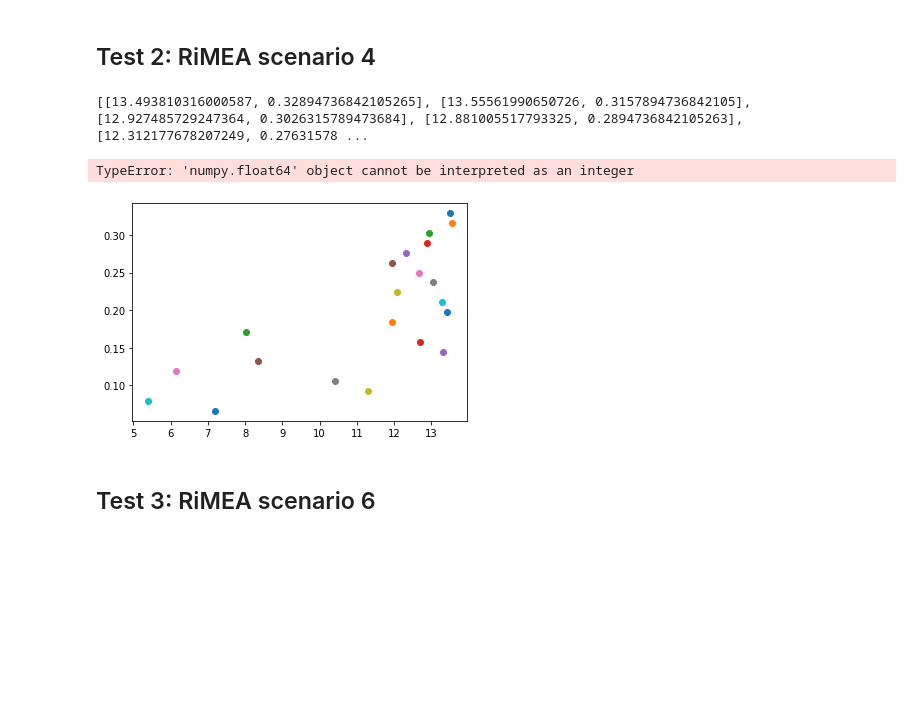
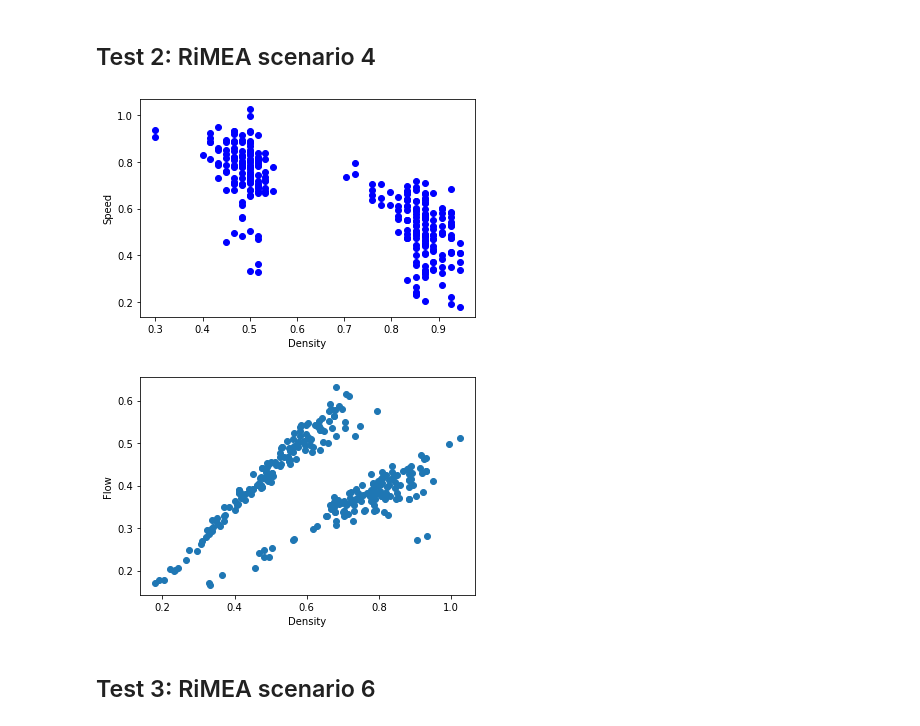
Before and after one commit to christinanb/cellular-automation, a Jupyter notebook: Simulation.ipynb, the cells around one changed output. Cells and saved outputs as stored; diff of their text form; code cells hidden in the pictures; blank space fills up the shorter version.

```diff
--- a/Simulation.ipynb
+++ b/Simulation.ipynb
@@ -145,54 +141,70 @@ SystemExit:
 # %%
 from numpy.random import default_rng
 import random
 import matplotlib.pyplot as plt
 import numpy
 
+corridor_width = 30
+corridor_height = 6
+
+def spawn_by_density(density, x1, x2):
+    width = (x2 - x1) + 1
+    n_peds = int(corridor_height*width*density)
+    pedestrian_loc = rng.choice([(x, y) for x in range(x1, x2+1) for y in range(1, corridor_height+1)], size=n_peds, replace=False)
+    return pedestrian_loc
+
+
 rng = default_rng()
-size_pedestrians = 25
-pedestrian_loc = rng.choice([(x, y) for x in range(50, 65) for y in range(3, 8)], size=size_pedestrians, replace=False)
 
-obstacles_loc = [(x, 2) for x in range(1, 148)] + [(x, 8) for x in range(1, 148)]
+# spawn pedestrians in a certain area by density
+pedestrian_loc = np.concatenate([spawn_by_density(0.2, 1, 5), spawn_by_density(0.3, 6, 10), spawn_by_density(0.4, 11, 15),
+spawn_by_density(0.6, 16, 20), spawn_by_density(0.8, 20, 25), spawn_by_density(1, 26, 30)], axis=0)
+size_pedestrians = len(pedestrian_loc)
 
-targets_loc = [(148, y) for y in range(4, 6)]
+obstacles_loc = []
+
+targets_loc = [(30+2, y) for y in range(1, corridor_height+1)]
 
 speed = []
 for i in range(0, size_pedestrians):
-    num = random.uniform(0.6, 0.7)
+    num = random.uniform(1.2, 1.4)
     speed.append(num)
 
-points = [(75, 5), (75, 6), (68, 5)]
+points = [] # [(75, 5), (75, 6), (68, 5)]
 
-areas = [[(1, 7), (25, 3)], [(26, 7), (45, 3)], [(46, 7), (65, 3)], [(66, 7), (85, 3)], [(86, 7), (105, 3)], [(106, 7), (125, 3)], [(126, 7), (146, 3)]]
-
-controller = PedestrianController(150, 11, pedestrian_loc,
-                                    targets_loc, obstacles_loc, points, speed, 10000, True, True, True, True)
+areas = [[(1, corridor_height+1), (10, 1)], [(11, corridor_height+1), (21, 1)], [(21, corridor_height+1), (31, 1)]]
+controller = PedestrianController(35, corridor_height+2, pedestrian_loc,
+                                    targets_loc, obstacles_loc, points, speed, -1, True, True, True, True)
 controller.set_areas(areas)
 
 controller.init_costs()
 controller.run()
 
-x_coor = []
-y_coor = []
+densities = []
+speeds = []
 for coordinate in controller.get_coordinates():
     if coordinate:
-        for x, y in coordinate:
-            plt.plot(x, y,'o')
-            x_coor.append(x)
-            y_coor.append(y)
-        print(coordinate)
+        for density, speed in coordinate:
+            plt.plot(speed, density, 'bo')
+            densities.append(density)
+            speeds.append(speed)
 """
 mymodel = numpy.poly1d(numpy.polyfit(x_coor, y_coor, 3))
 myline = numpy.linspace(min(x_coor), max(x_coor), max(y_coor))
 plt.plot(myline, mymodel(myline))
 """
-plt.xlabel('Speed')
-plt.ylabel('Density')
+plt.ylabel('Speed')
+plt.xlabel('Density')
 plt.show()
+
+flow = np.array(speeds)*np.array(densities)
+plt.scatter(densities, flow)
+plt.ylabel('Flow')
+plt.xlabel('Density')
+plt.show()
 # %% [output]
-[[13.493810316000587, 0.32894736842105265], [13.55561990650726, 0.3157894736842105], [12.927485729247364, 0.3026315789473684], [12.881005517793325, 0.2894736842105263], [12.312177678207249, 0.27631578 ...
-TypeError: 'numpy.float64' object cannot be interpreted as an integer
-[figure, old version]
+[figure, new version]
+[figure, added]
 # %% [markdown]
 ## Test 3: RiMEA scenario 6
 # %%
```
Also changed, not shown: parts of 5 cells of this notebook, 2 other files.
